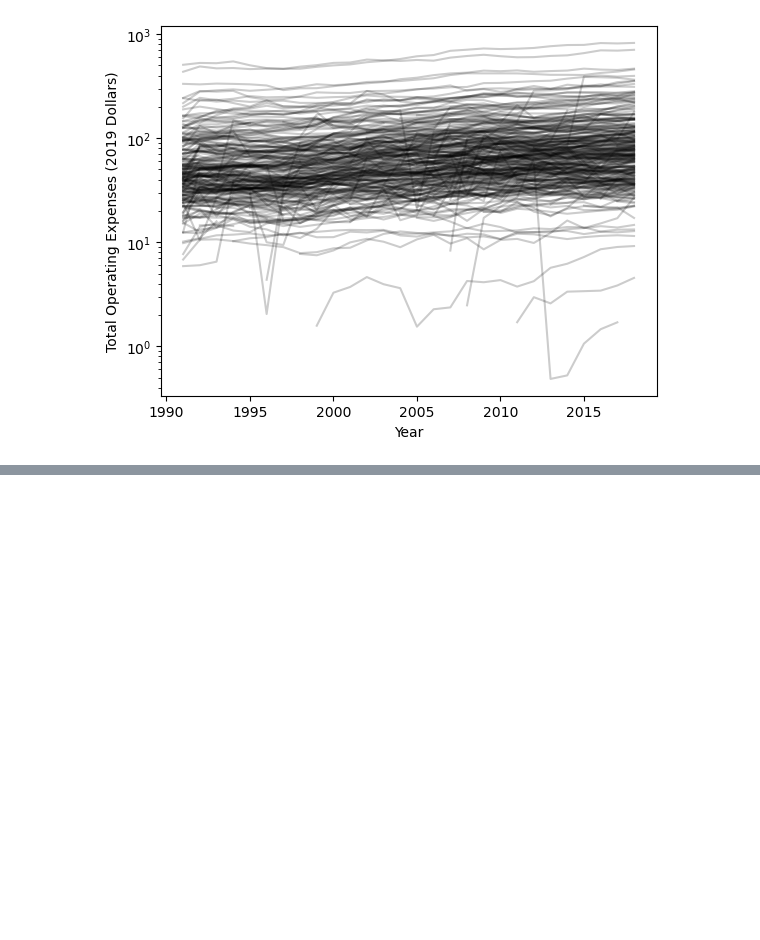
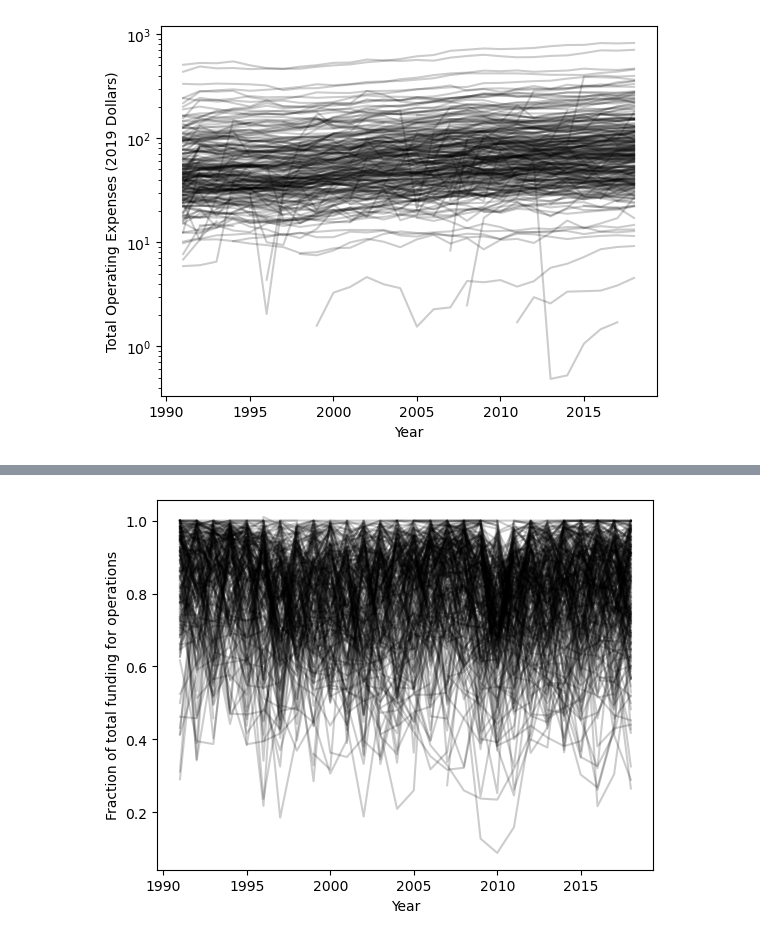
Before and after one commit to lodubay/transit-ridership, a Jupyter notebook: notebooks/time_series_LD.ipynb, the cells around one changed output, grey strips where cells are left out. Saved outputs shown, nothing was run; the diff lists cells and outputs as text; code cells hidden in the pictures; blank space fills up the shorter version.

Commit message:
city data exploration

```diff
--- a/notebooks/time_series.ipynb
+++ b/notebooks/time_series_LD.ipynb
@@ -63,3 +63,6 @@ ax.set_ylabel('Total Operating Expenses (2019 Dollars)')
 plt.show()
 # %% [output]
 [figure]
+# %%
+opfund_frac = pd.read_csv('../data/train/OpFund_frac.csv', index_col='UACE Code', dtype={'UACE Code': str})
+opfund_frac
@@ -65,0 +84,9 @@ plt.show()
+# %%
+fig, ax = plt.subplots()
+for i, row in opfund_frac.iterrows():
+    ax.plot(years, row, linestyle='-', color='k', alpha=0.2)
+ax.set_xlabel('Year')
+ax.set_ylabel('Fraction of total funding for operations')
+plt.show()
+# %% [output]
+[figure, added]
```
Also changed, not shown: parts of 4 cells of this notebook.
